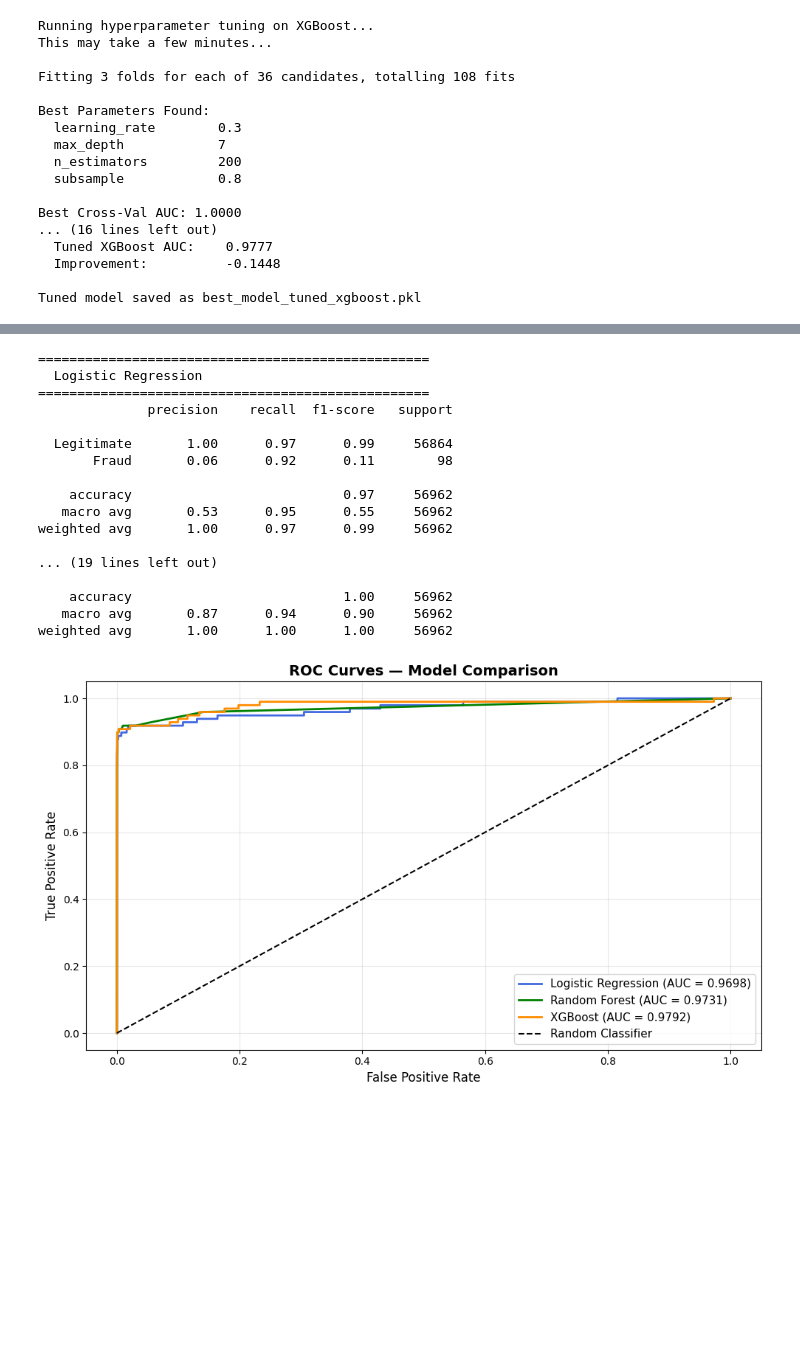
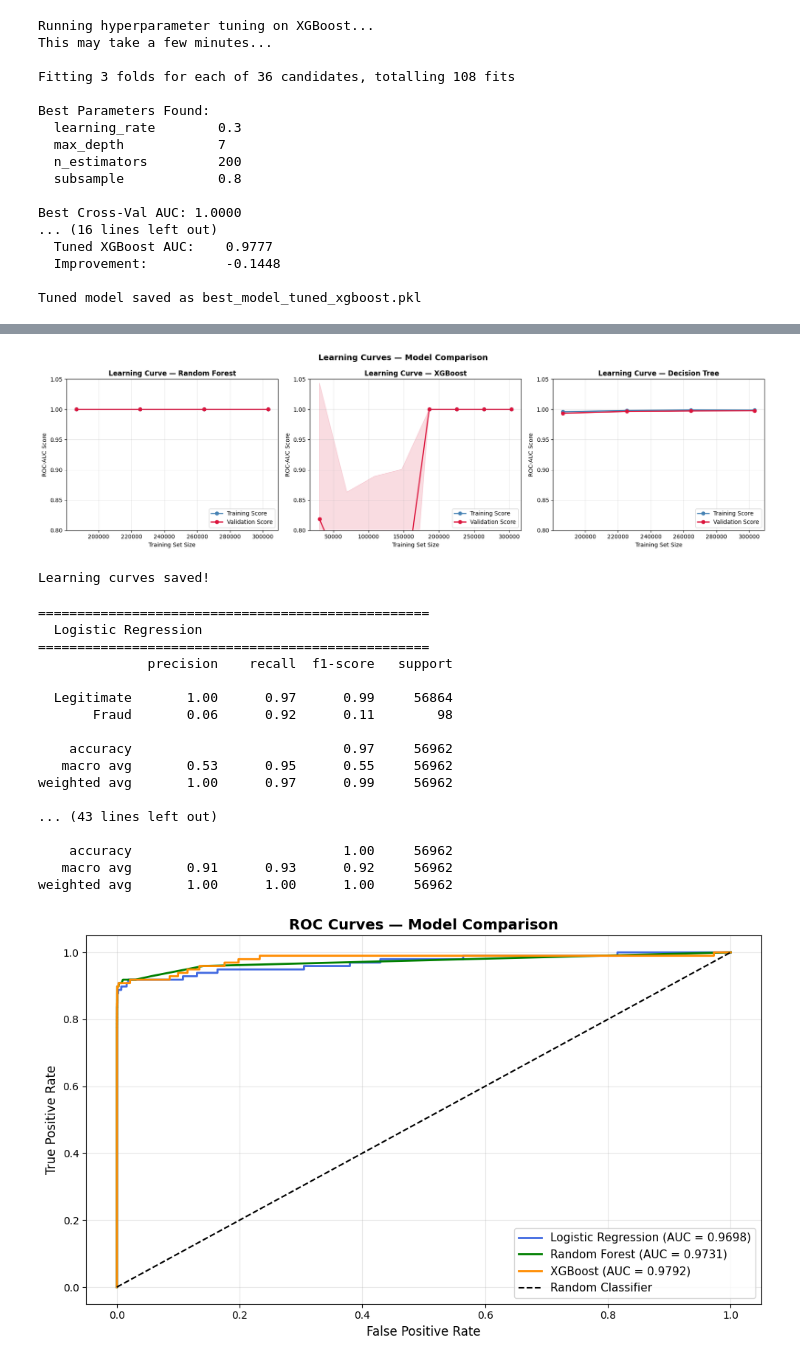
Before and after one commit to yi23aaa/fraud-detection-project, a Jupyter notebook: fraud_detection.ipynb, the cells around one changed output, grey strips where cells are left out. Saved outputs shown, nothing was run; the diff lists cells and outputs as text; code cells hidden in the pictures; blank space fills up the shorter version.

```diff
--- a/fraud_detection.ipynb
+++ b/fraud_detection.ipynb
@@ -316,3 +401,57 @@ Tuned model saved as best_model_tuned_xgboost.pkl
+# %%
+from sklearn.model_selection import learning_curve
+
+fig, axes = plt.subplots(1, 3, figsize=(18, 5))
+
+models_for_lc = {
+    'Random Forest': results['Random Forest']['model'],
+    'XGBoost': results['XGBoost']['model'],
+    'Decision Tree': results['Decision Tree']['model']
+}
+
+for ax, (name, model) in zip(axes, models_for_lc.items()):
+    train_sizes, train_scores, val_scores = learning_curve(
+        model, X_train_smote, y_train_smote,
+        cv=3,
+        n_jobs=-1,
+        train_sizes=np.linspace(0.1, 1.0, 8),
+        scoring='roc_auc'
+    )
+
+    train_mean = train_scores.mean(axis=1)
+    train_std = train_scores.std(axis=1)
+    val_mean = val_scores.mean(axis=1)
+    val_std = val_scores.std(axis=1)
+
+    ax.plot(train_sizes, train_mean, 'o-', color='steelblue',
+            lw=2, label='Training Score')
+    ax.plot(train_sizes, val_mean, 'o-', color='crimson',
+            lw=2, label='Validation Score')
+    ax.fill_between(train_sizes,
+                    train_mean - train_std,
+                    train_mean + train_std,
+                    alpha=0.15, color='steelblue')
+    ax.fill_between(train_sizes,
+                    val_mean - val_std,
+                    val_mean + val_std,
+                    alpha=0.15, color='crimson')
+
+    ax.set_title(f'Learning Curve — {name}', fontsize=12, fontweight='bold')
+    ax.set_xlabel('Training Set Size')
+    ax.set_ylabel('ROC-AUC Score')
+    ax.legend(loc='lower right')
+    ax.grid(alpha=0.3)
+    ax.set_ylim([0.8, 1.05])
+
+plt.suptitle('Learning Curves — Model Comparison',
+             fontsize=14, fontweight='bold')
+plt.tight_layout()
+plt.savefig('learning_curves.png', dpi=150, bbox_inches='tight')
+plt.show()
+print("Learning curves saved!")
+# %% [output]
+[figure, added]
+Learning curves saved!
 # %%
 for name, res in results.items():
     print(f"{'='*50}")
@@ -332,10 +471,10 @@ for name, res in results.items():
    macro avg       0.53      0.95      0.55     56962
 weighted avg       1.00      0.97      0.99     56962
 
-... (19 lines left out)
+... (43 lines left out)
 
     accuracy                           1.00     56962
-   macro avg       0.87      0.94      0.90     56962
+   macro avg       0.91      0.93      0.92     56962
 weighted avg       1.00      1.00      1.00     56962
 # %%
 plt.figure(figsize=(10, 6))
```
Also changed, not shown: parts of 4 cells of this notebook, 1 other file.
